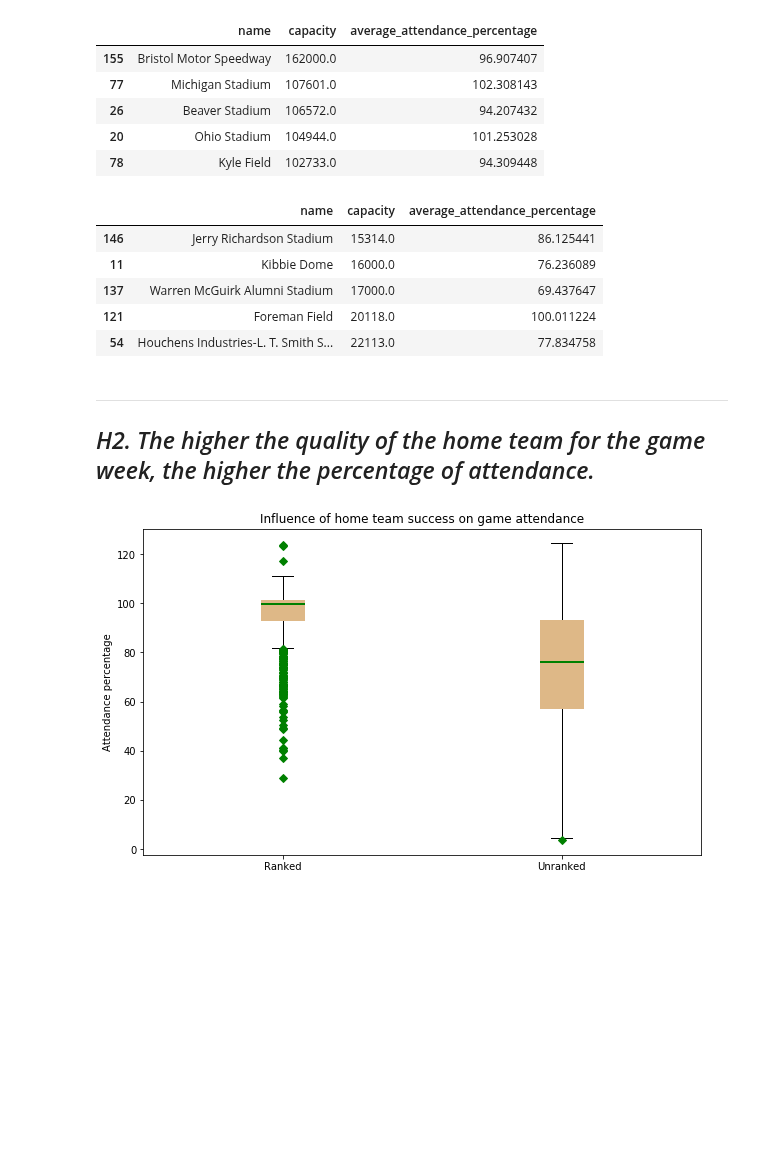
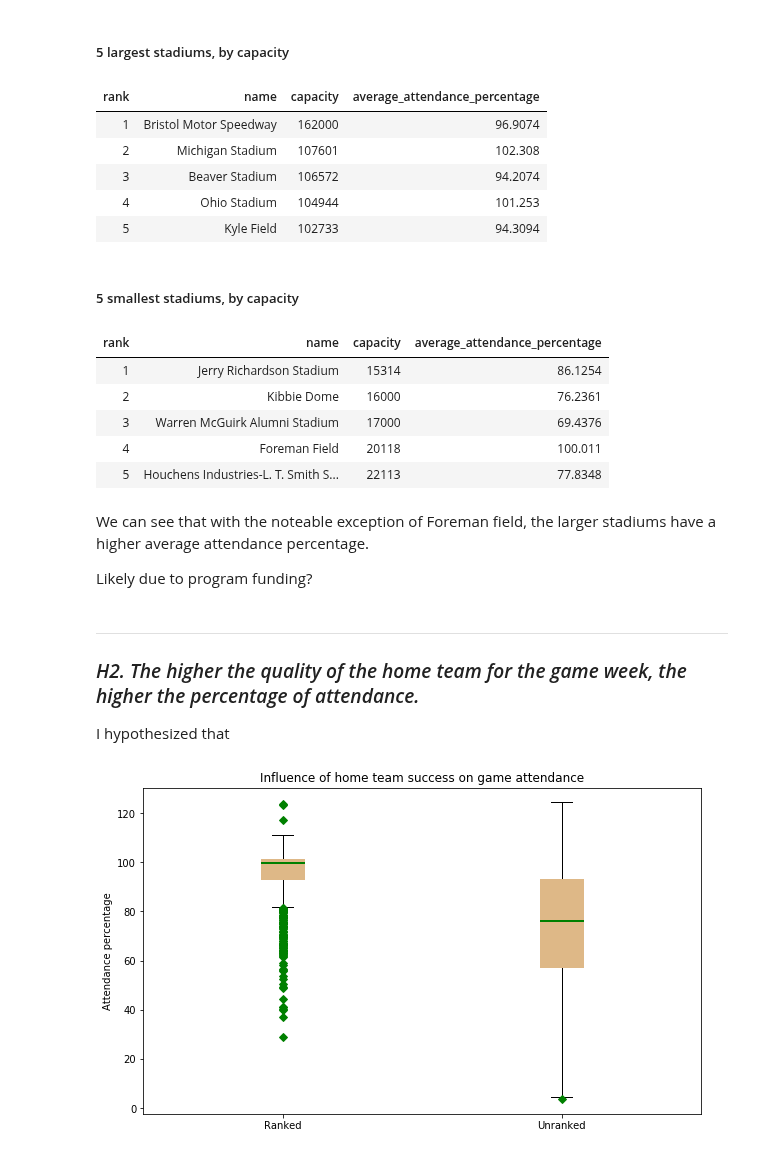
Before and after one commit to TaraWilson17/data512, a Jupyter notebook: final_project/data_analysis.ipynb, the cells around one changed output. Drawn from its saved outputs; the diff is of its cells as text; code cells hidden in the pictures; blank space fills up the shorter version.

```diff
--- a/final_project/data_analysis.ipynb
+++ b/final_project/data_analysis.ipynb
@@ -12,7 +49,2 @@ plt.rcParams.update({'font.size': 12})
 # %%
 attendance_data_with_rain_data = pd.read_csv("processed_data/seasons_2012-2018_attendance_data.csv")
-# %%
-attendance_data_with_rain_data = attendance_data_with_rain_data[attendance_data_with_rain_data["attendance_percentage"] <= 1.25]
-attendance_data_with_rain_data["attendance_percentage"] = attendance_data_with_rain_data["attendance_percentage"] * 100.0
-
-len(attendance_data_with_rain_data)
@@ -42,29 +74,41 @@ average_attendance_data = pd.DataFrame()
 average_attendance_data["name"] = stadiums
 average_attendance_data["capacity"] = capacities
 average_attendance_data["average_attendance_percentage"] = average_attendance_percentages
+# %% [markdown]
+##### 5 largest stadiums, by capacity
 # %%
 largest_stadiums = average_attendance_data.nlargest(5, "capacity")
-largest_stadiums[["name", "capacity", "average_attendance_percentage"]]
+largest_stadiums["rank"] = [1, 2, 3, 4, 5]
+largest_stadiums[["rank", "name", "capacity", "average_attendance_percentage"]].style.hide_index()
 # %% [output]
-|  | name | capacity | average_attendance_percentage |
-| 155 | Bristol Motor Speedway | 162000.0 | 96.907407 |
-| 77 | Michigan Stadium | 107601.0 | 102.308143 |
-| 26 | Beaver Stadium | 106572.0 | 94.207432 |
-| 20 | Ohio Stadium | 104944.0 | 101.253028 |
-| 78 | Kyle Field | 102733.0 | 94.309448 |
+| rank | name | capacity | average_attendance_percentage |
+| 1 | Bristol Motor Speedway | 162000 | 96.9074 |
+| 2 | Michigan Stadium | 107601 | 102.308 |
+| 3 | Beaver Stadium | 106572 | 94.2074 |
+| 4 | Ohio Stadium | 104944 | 101.253 |
+| 5 | Kyle Field | 102733 | 94.3094 |
+# %% [markdown]
+##### 5 smallest stadiums, by capacity
 # %%
 smallest_stadiums = average_attendance_data.nsmallest(5, "capacity")
-smallest_stadiums[["name", "capacity", "average_attendance_percentage"]]
+smallest_stadiums["rank"] = [1, 2, 3, 4, 5]
+smallest_stadiums[["rank", "name", "capacity", "average_attendance_percentage"]].style.hide_index()
 # %% [output]
-|  | name | capacity | average_attendance_percentage |
-| 146 | Jerry Richardson Stadium | 15314.0 | 86.125441 |
-| 11 | Kibbie Dome | 16000.0 | 76.236089 |
-| 137 | Warren McGuirk Alumni Stadium | 17000.0 | 69.437647 |
-| 121 | Foreman Field | 20118.0 | 100.011224 |
-| 54 | Houchens Industries-L. T. Smith S... | 22113.0 | 77.834758 |
+| rank | name | capacity | average_attendance_percentage |
+| 1 | Jerry Richardson Stadium | 15314 | 86.1254 |
+| 2 | Kibbie Dome | 16000 | 76.2361 |
+| 3 | Warren McGuirk Alumni Stadium | 17000 | 69.4376 |
+| 4 | Foreman Field | 20118 | 100.011 |
+| 5 | Houchens Industries-L. T. Smith S... | 22113 | 77.8348 |
+# %% [markdown]
+We can see that with the noteable exception of Foreman field, the larger stadiums have a higher average attendance percentage.
+
+Likely due to program funding?
 # %% [markdown]
 ------------------------
-## *H2. The higher the quality of the home team for the game week, the higher the percentage of attendance.*
+### *H2. The higher the quality of the home team for the game week, the higher the percentage of attendance.*
+
+I hypothesized that
 # %%
 home_team_ranked = attendance_data_with_rain_data[attendance_data_with_rain_data["home_team_ranked_ind"] == 1]["attendance_percentage"]
 home_team_unranked = attendance_data_with_rain_data[attendance_data_with_rain_data["home_team_ranked_ind"] == 0]["attendance_percentage"]
```
Also changed, not shown: parts of 22 cells of this notebook.
